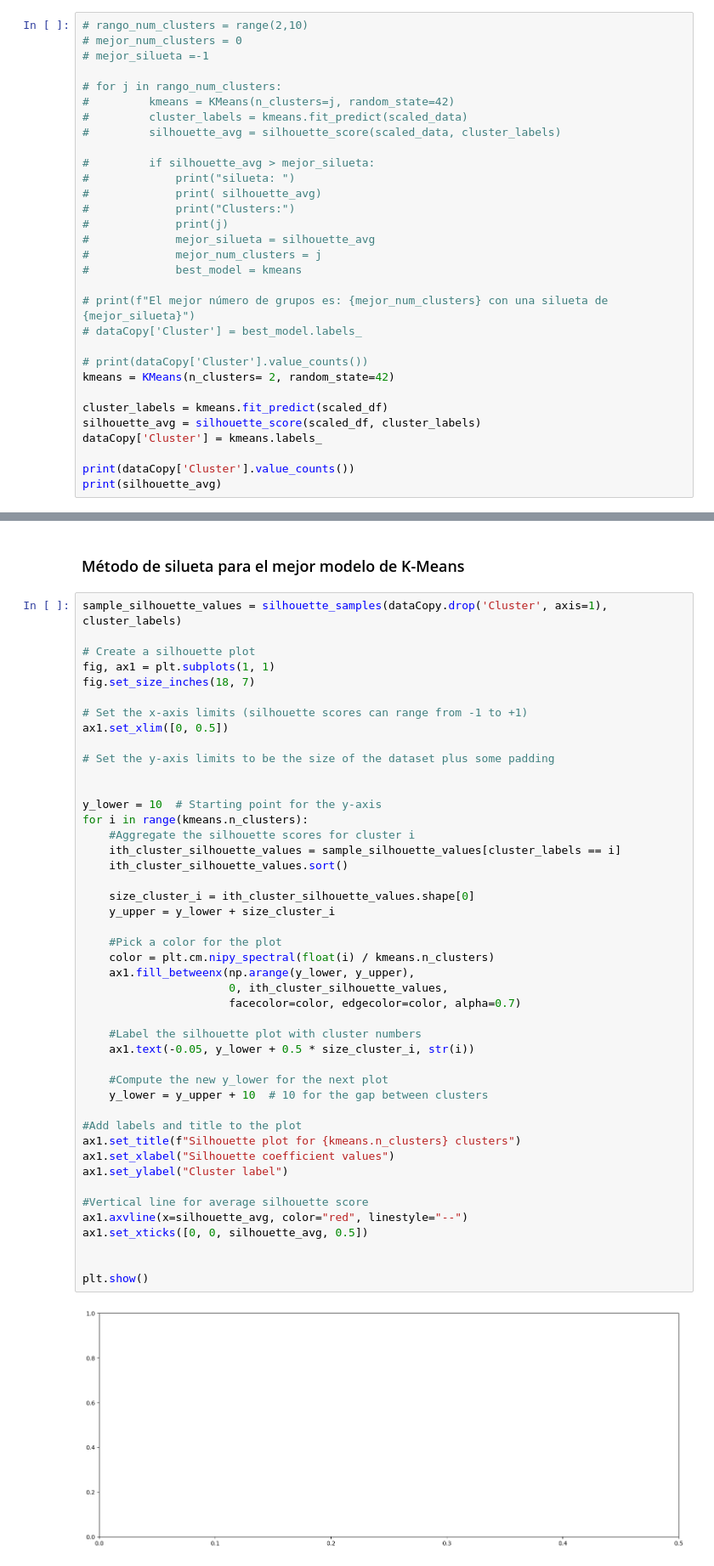
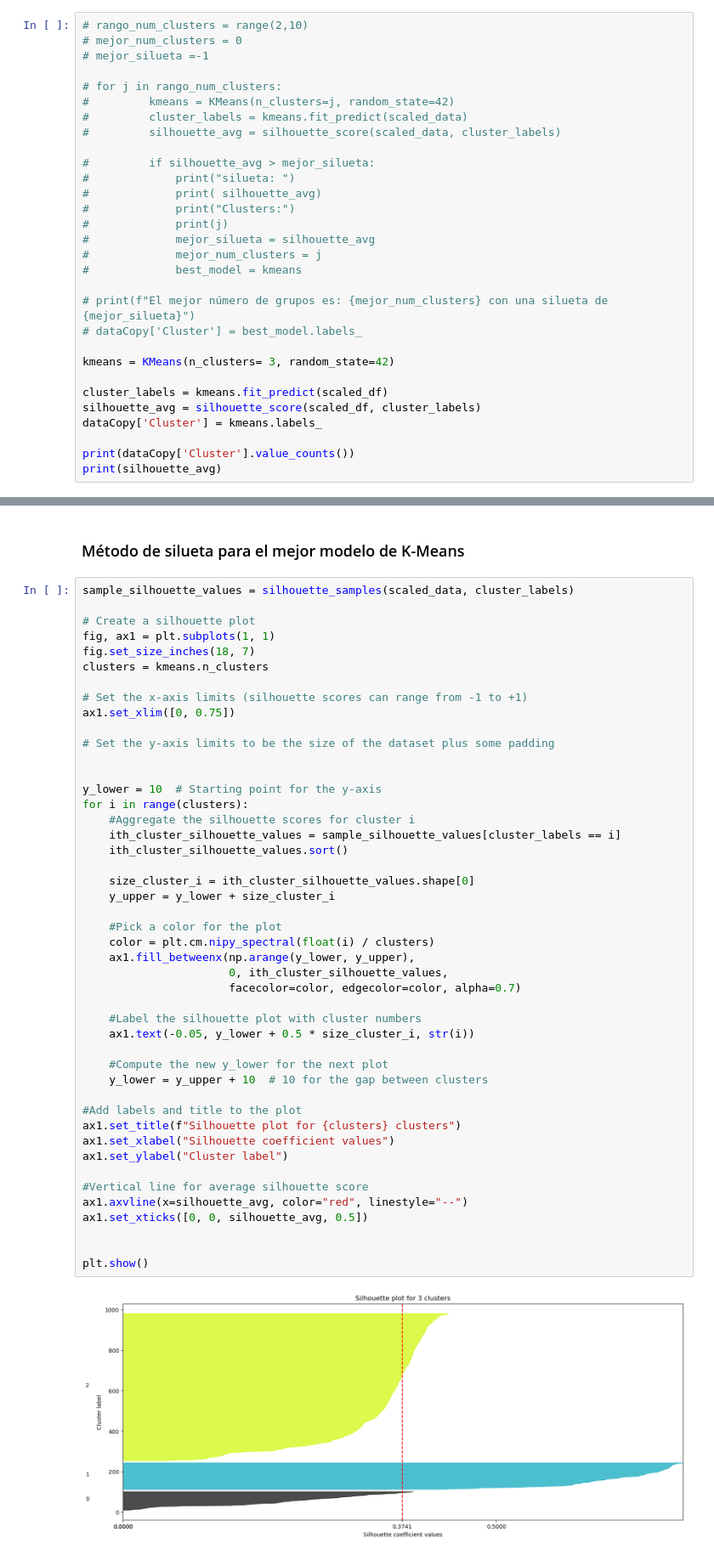
Before and after one commit to Grupo-Lab-BI/Lab_2, a Jupyter notebook: Lab2.ipynb, the cells around one changed output, grey strips where cells are left out. Shown at 85% size. Saved outputs shown, nothing was run; the diff lists cells and outputs as text.

```diff
--- a/Lab2.ipynb
+++ b/Lab2.ipynb
@@ -557,8 +557,7 @@ Una vez que hemos limpiado y preparado los datos, podemos proceder a implementar
 # print(f"El mejor número de grupos es: {mejor_num_clusters} con una silueta de {mejor_silueta}")
 # dataCopy['Cluster'] = best_model.labels_
 
-# print(dataCopy['Cluster'].value_counts())
-kmeans = KMeans(n_clusters= 2, random_state=42)
+kmeans = KMeans(n_clusters= 3, random_state=42)
 
 cluster_labels = kmeans.fit_predict(scaled_df)
 silhouette_avg = silhouette_score(scaled_df, cluster_labels)
@@ -575,49 +575,50 @@ Name: count, dtype: int64
 # %% [markdown]
 ### Método de silueta para el mejor modelo de K-Means
 # %%
-sample_silhouette_values = silhouette_samples(dataCopy.drop('Cluster', axis=1), cluster_labels)
+sample_silhouette_values = silhouette_samples(scaled_data, cluster_labels)
 
 # Create a silhouette plot
 fig, ax1 = plt.subplots(1, 1)
 fig.set_size_inches(18, 7)
+clusters = kmeans.n_clusters
 
 # Set the x-axis limits (silhouette scores can range from -1 to +1)
-ax1.set_xlim([0, 0.5])
+ax1.set_xlim([0, 0.75])
 
 # Set the y-axis limits to be the size of the dataset plus some padding
 
 
 y_lower = 10  # Starting point for the y-axis
-for i in range(kmeans.n_clusters):
+for i in range(clusters):
     #Aggregate the silhouette scores for cluster i
     ith_cluster_silhouette_values = sample_silhouette_values[cluster_labels == i]
     ith_cluster_silhouette_values.sort()
 
     size_cluster_i = ith_cluster_silhouette_values.shape[0]
     y_upper = y_lower + size_cluster_i
 
     #Pick a color for the plot
-    color = plt.cm.nipy_spectral(float(i) / kmeans.n_clusters)
+    color = plt.cm.nipy_spectral(float(i) / clusters)
     ax1.fill_betweenx(np.arange(y_lower, y_upper),
                       0, ith_cluster_silhouette_values,
                       facecolor=color, edgecolor=color, alpha=0.7)
 
     #Label the silhouette plot with cluster numbers
     ax1.text(-0.05, y_lower + 0.5 * size_cluster_i, str(i))
 
     #Compute the new y_lower for the next plot
     y_lower = y_upper + 10  # 10 for the gap between clusters
 
 #Add labels and title to the plot
-ax1.set_title(f"Silhouette plot for {kmeans.n_clusters} clusters")
+ax1.set_title(f"Silhouette plot for {clusters} clusters")
 ax1.set_xlabel("Silhouette coefficient values")
 ax1.set_ylabel("Cluster label")
 
 #Vertical line for average silhouette score
 ax1.axvline(x=silhouette_avg, color="red", linestyle="--")
 ax1.set_xticks([0, 0, silhouette_avg, 0.5])
 
 
 plt.show()
 # %% [output]
-[figure, old version]
+[figure, new version]
```
Also changed, not shown: parts of 4 cells of this notebook.
